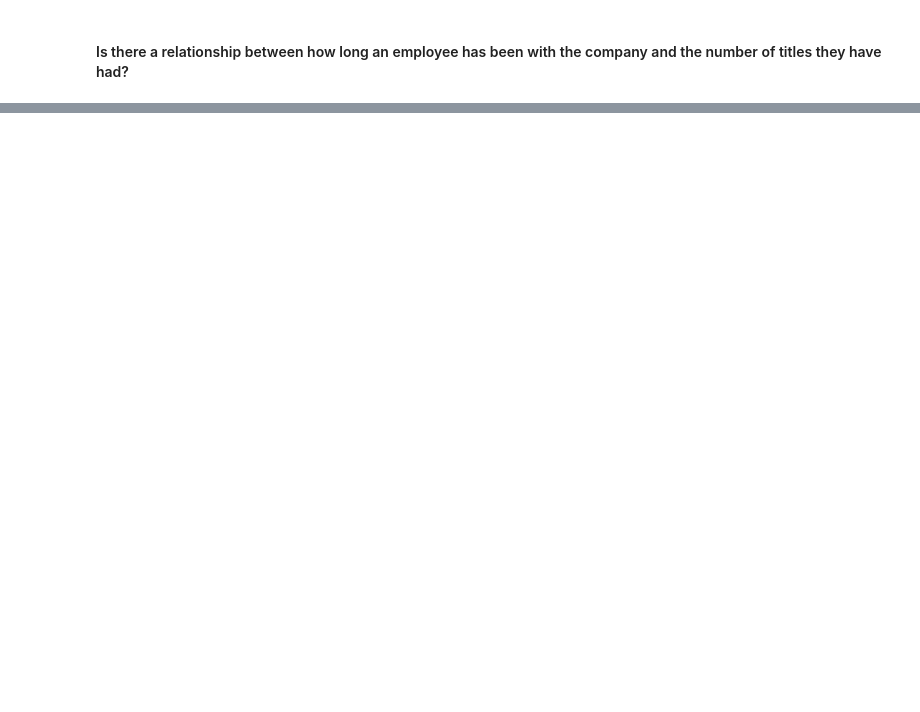
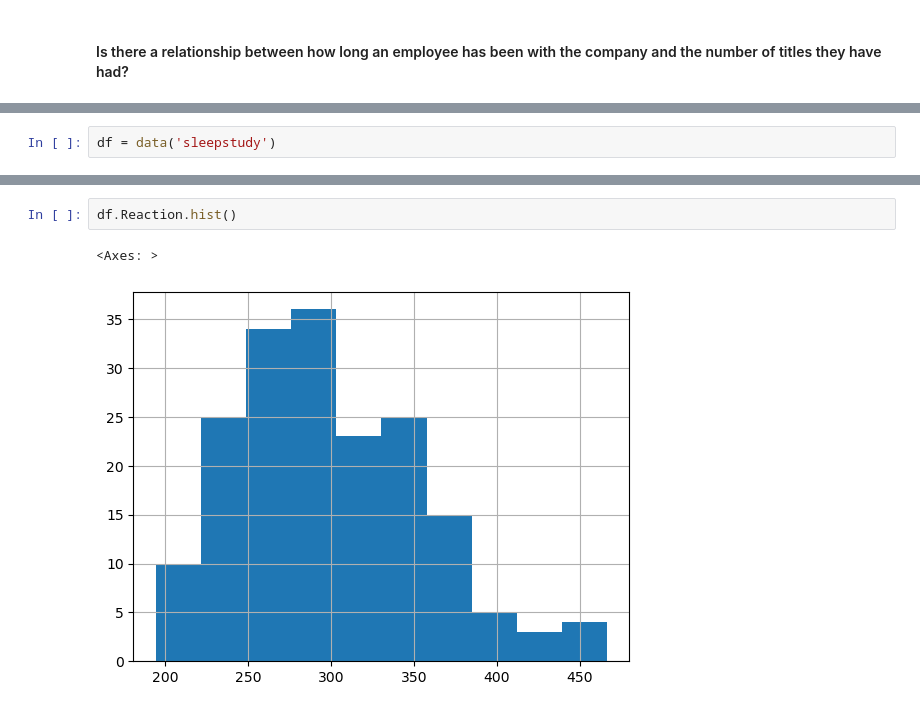
Before and after one commit to brandon-hess43/statistics-exercises, a Jupyter notebook: hypothesis_testing.ipynb, the cells around one changed output, grey strips where cells are left out. Cells and saved outputs as stored; diff of their text form; blank space fills up the shorter version.

```diff
--- a/hypothesis_testing.ipynb
+++ b/hypothesis_testing.ipynb
@@ -893,0 +1038,2 @@ df
+# %%
+df = data('sleepstudy')
@@ -893,0 +1066,5 @@ df
+# %%
+df.Reaction.hist()
+# %% [output]
+<Axes: >
+[figure, added]
```
Also changed, not shown: parts of 113 cells of this notebook.
